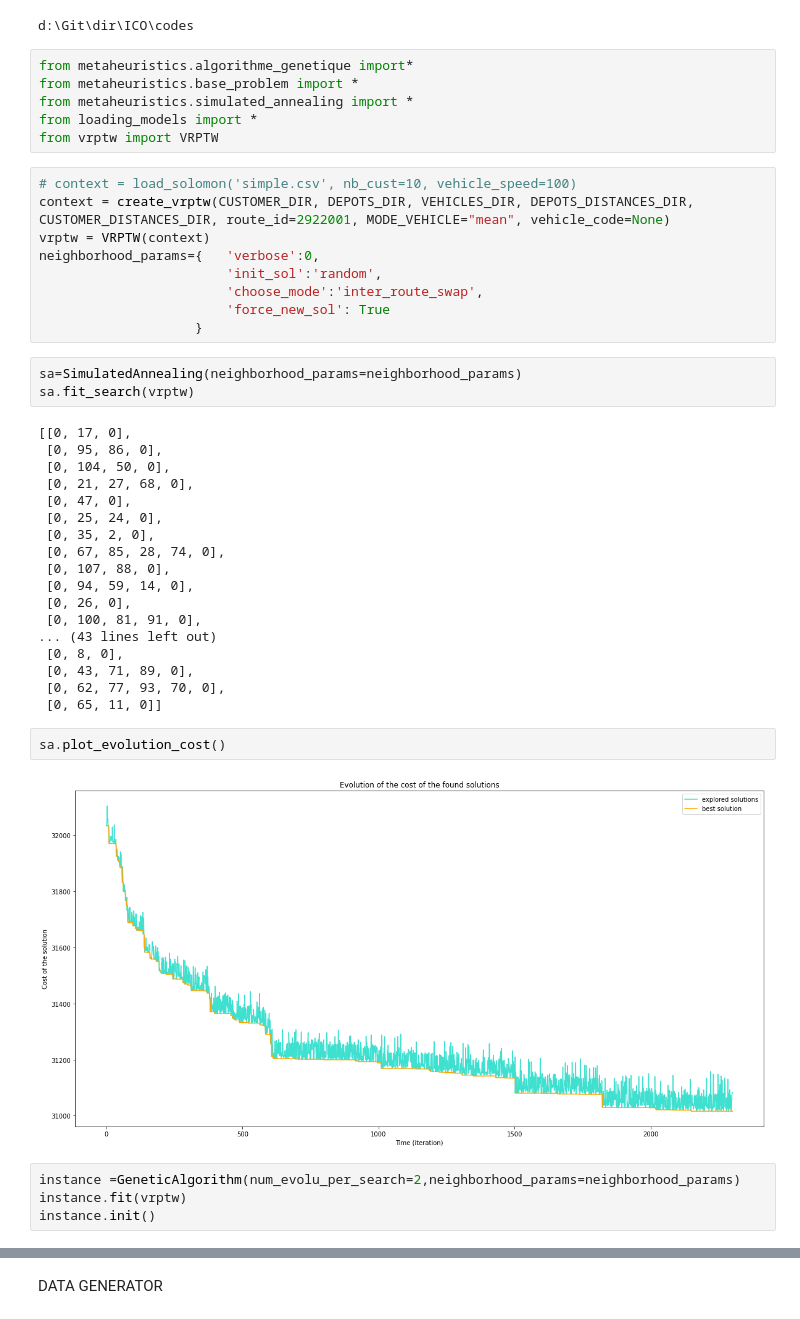
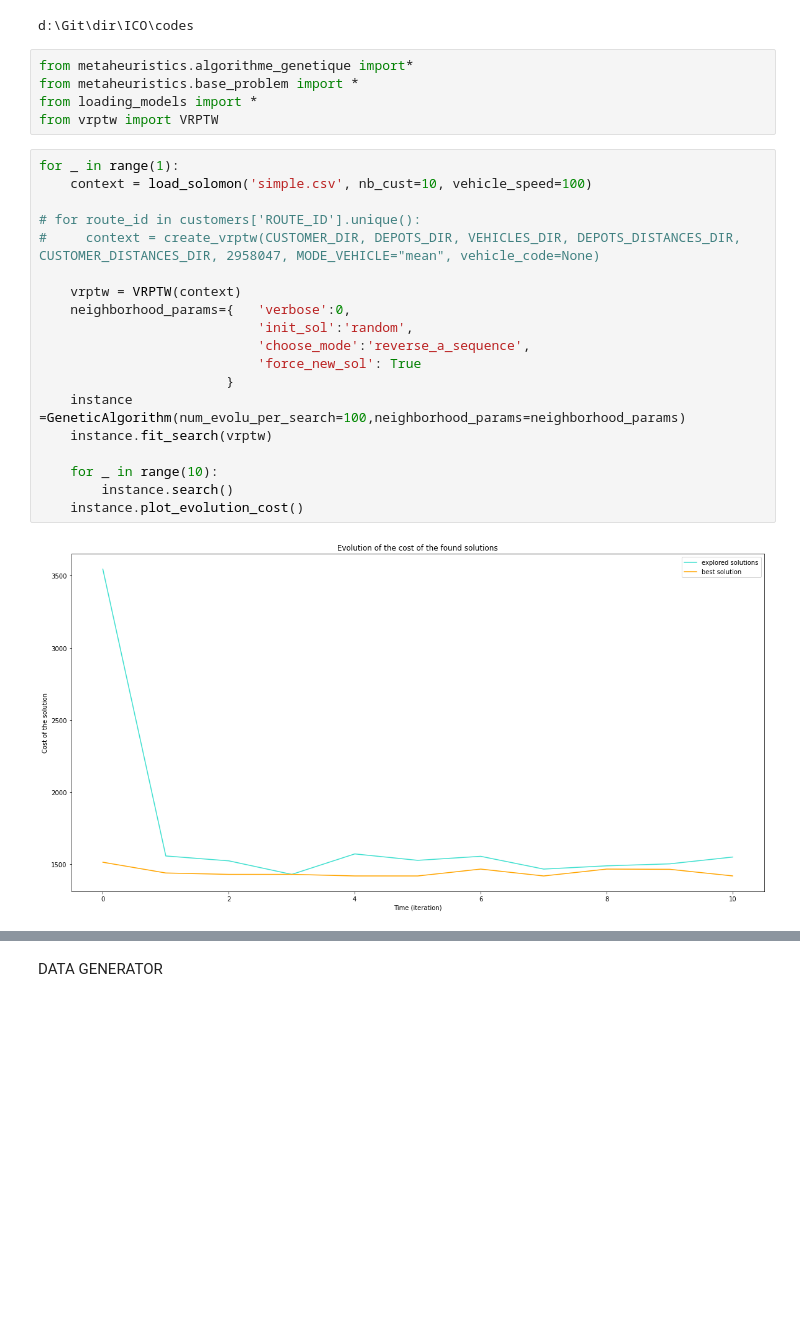
Before and after one commit to pabloskewes/ICO, a Jupyter notebook: codes/notebooks/GA.ipynb, the cells around one changed output, grey strips where cells are left out. Saved outputs shown, nothing was run; the diff lists cells and outputs as text; blank space fills up the shorter version.

```diff
--- a/codes/notebooks/GA.ipynb
+++ b/codes/notebooks/GA.ipynb
@@ -9,44 +9,26 @@ d:\Git\dir\ICO\codes
 # %%
 from metaheuristics.algorithme_genetique import*
 from metaheuristics.base_problem import *
-from metaheuristics.simulated_annealing import *
 from loading_models import *
 from vrptw import VRPTW
 # %%
-# context = load_solomon('simple.csv', nb_cust=10, vehicle_speed=100)
-context = create_vrptw(CUSTOMER_DIR, DEPOTS_DIR, VEHICLES_DIR, DEPOTS_DISTANCES_DIR, CUSTOMER_DISTANCES_DIR, route_id=2922001, MODE_VEHICLE="mean", vehicle_code=None)
-vrptw = VRPTW(context)
-neighborhood_params={   'verbose':0,
-                        'init_sol':'random',
-                        'choose_mode':'inter_route_swap',
-                        'force_new_sol': True
-                    }
+for _ in range(1):
+    context = load_solomon('simple.csv', nb_cust=10, vehicle_speed=100)
+
+# for route_id in customers['ROUTE_ID'].unique():
+#     context = create_vrptw(CUSTOMER_DIR, DEPOTS_DIR, VEHICLES_DIR, DEPOTS_DISTANCES_DIR, CUSTOMER_DISTANCES_DIR, 2958047, MODE_VEHICLE="mean", vehicle_code=None)
+
+    vrptw = VRPTW(context)
+    neighborhood_params={   'verbose':0,
+                            'init_sol':'random',
+                            'choose_mode':'reverse_a_sequence',
+                            'force_new_sol': True
+                        }
+    instance =GeneticAlgorithm(num_evolu_per_search=100,neighborhood_params=neighborhood_params)
+    instance.fit_search(vrptw)
+
+    for _ in range(10):
+        instance.search()
+    instance.plot_evolution_cost()
+# %% [output]
+[figure, added]
-# %%
-sa=SimulatedAnnealing(neighborhood_params=neighborhood_params)
-sa.fit_search(vrptw)
-# %% [output]
-[[0, 17, 0],
- [0, 95, 86, 0],
- [0, 104, 50, 0],
- [0, 21, 27, 68, 0],
- [0, 47, 0],
- [0, 25, 24, 0],
- [0, 35, 2, 0],
- [0, 67, 85, 28, 74, 0],
- [0, 107, 88, 0],
- [0, 94, 59, 14, 0],
- [0, 26, 0],
- [0, 100, 81, 91, 0],
-... (43 lines left out)
- [0, 8, 0],
- [0, 43, 71, 89, 0],
- [0, 62, 77, 93, 70, 0],
- [0, 65, 11, 0]]
-# %%
-sa.plot_evolution_cost()
-# %% [output]
-[figure, removed]
-# %%
-instance =GeneticAlgorithm(num_evolu_per_search=2,neighborhood_params=neighborhood_params)
-instance.fit(vrptw)
-instance.init()
```
Also changed, not shown: parts of 1 cell of this notebook, 1 other file.
